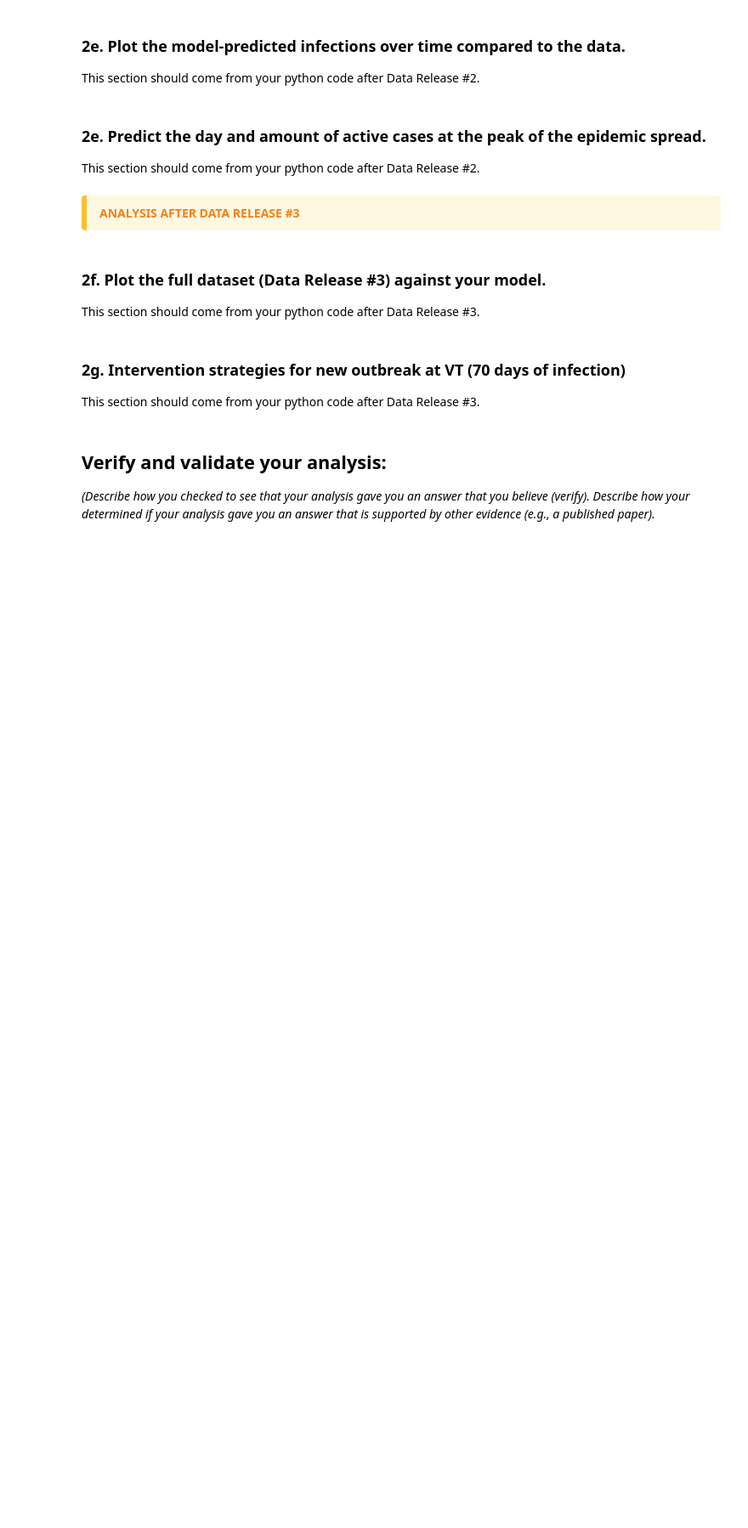
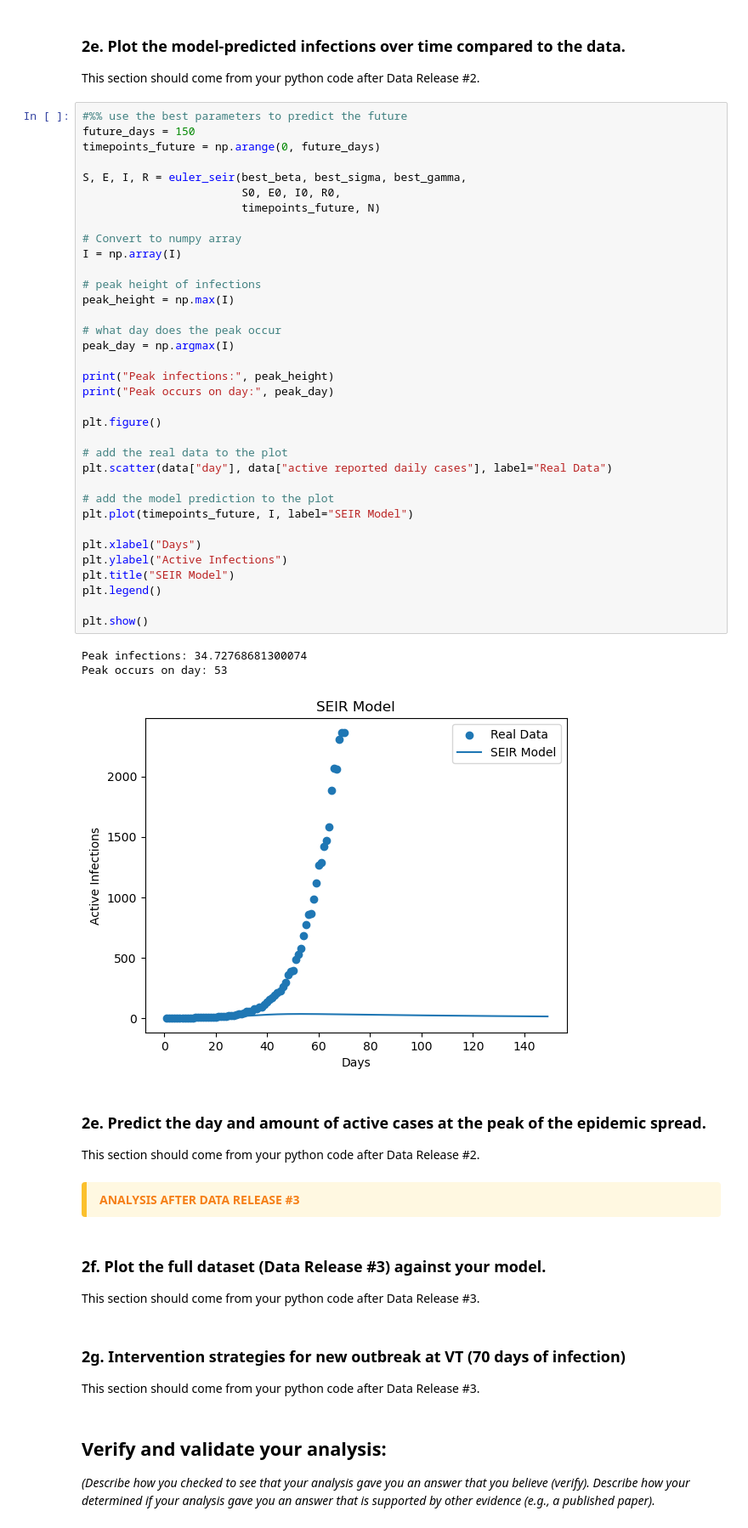
Before and after one commit to amelialuongo/Module-2-Epidemics-SIR-Modeling, a Jupyter notebook: Notebook examples/Template_student_final_notebook.ipynb, the cells around one changed output. Shown at 85% size. Cells and saved outputs as stored; diff of their text form; blank space fills up the shorter version.

Commit message:
Update Template_student_final_notebook.ipynb
isabella - add data release 2 code to notebook, realize graph may need to be fixed

```diff
--- a/Notebook examples/Template_student_final_notebook.ipynb
+++ b/Notebook examples/Template_student_final_notebook.ipynb
@@ -122,6 +239,45 @@ This section should come from your python code after Data Release #2.
 # %% [markdown]
 ### 2e. Plot the model-predicted infections over time compared to the data.
 This section should come from your python code after Data Release #2.
+# %%
+#%% use the best parameters to predict the future
+future_days = 150
+timepoints_future = np.arange(0, future_days)
+
+S, E, I, R = euler_seir(best_beta, best_sigma, best_gamma,
+                        S0, E0, I0, R0,
+                        timepoints_future, N)
+
+# Convert to numpy array
+I = np.array(I)
+
+# peak height of infections
+peak_height = np.max(I)
+
+# what day does the peak occur
+peak_day = np.argmax(I)
+
+print("Peak infections:", peak_height)
+print("Peak occurs on day:", peak_day)
+
+plt.figure()
+
+# add the real data to the plot
+plt.scatter(data["day"], data["active reported daily cases"], label="Real Data")
+
+# add the model prediction to the plot
+plt.plot(timepoints_future, I, label="SEIR Model")
+
+plt.xlabel("Days")
+plt.ylabel("Active Infections")
+plt.title("SEIR Model")
+plt.legend()
+
+plt.show()
+# %% [output]
+Peak infections: 34.72768681300074
+Peak occurs on day: 53
+[figure, added]
 # %% [markdown]
 ### 2e. Predict the day and amount of active cases at the peak of the epidemic spread.
 This section should come from your python code after Data Release #2.
```
Also changed, not shown: parts of 2 cells of this notebook.
